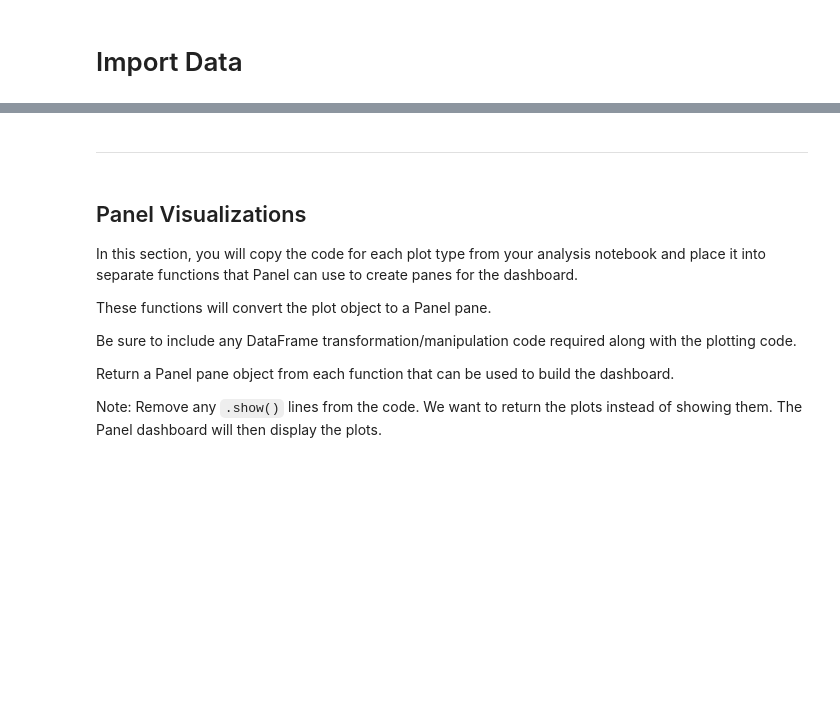
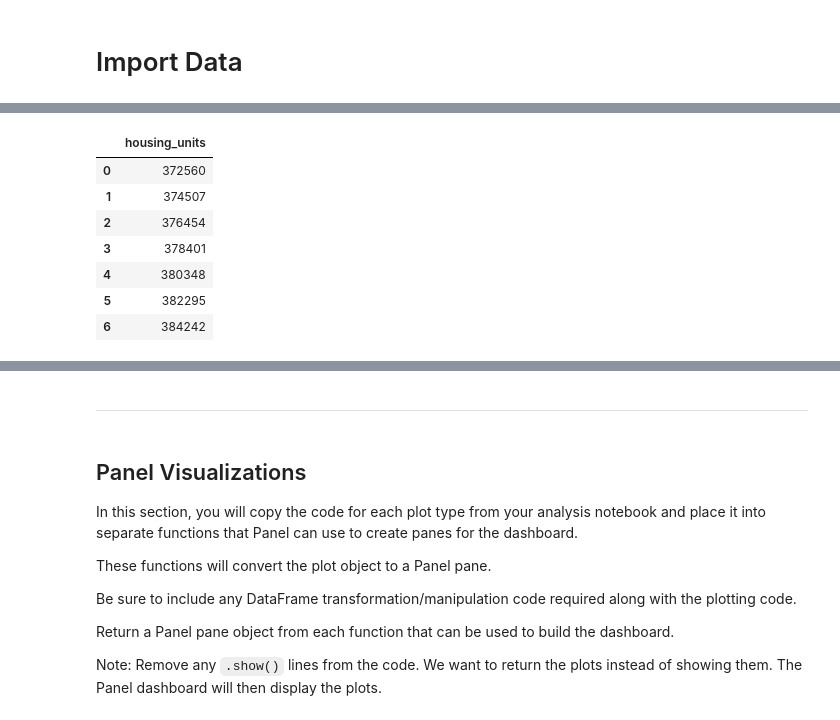
Before and after one commit to rkp678/Unit6_homework, a Jupyter notebook: dashboard.ipynb, the cells around one changed output, grey strips where cells are left out. Saved outputs shown, nothing was run; the diff lists cells and outputs as text; code cells hidden in the pictures; blank space fills up the shorter version.

```diff
--- a/dashboard.ipynb
+++ b/dashboard.ipynb
@@ -30,0 +56,13 @@ px.set_mapbox_access_token(map_box_api)
+# %%
+file_path1 = Path("mean_units.csv")
+mean_units = pd.read_csv(file_path1)
+mean_units
+# %% [output]
+|  | housing_units |
+| 0 | 372560 |
+| 1 | 374507 |
+| 2 | 376454 |
+| 3 | 378401 |
+| 4 | 380348 |
+| 5 | 382295 |
+| 6 | 384242 |
```
Also changed, not shown: parts of 9 cells of this notebook, 1 other file.
